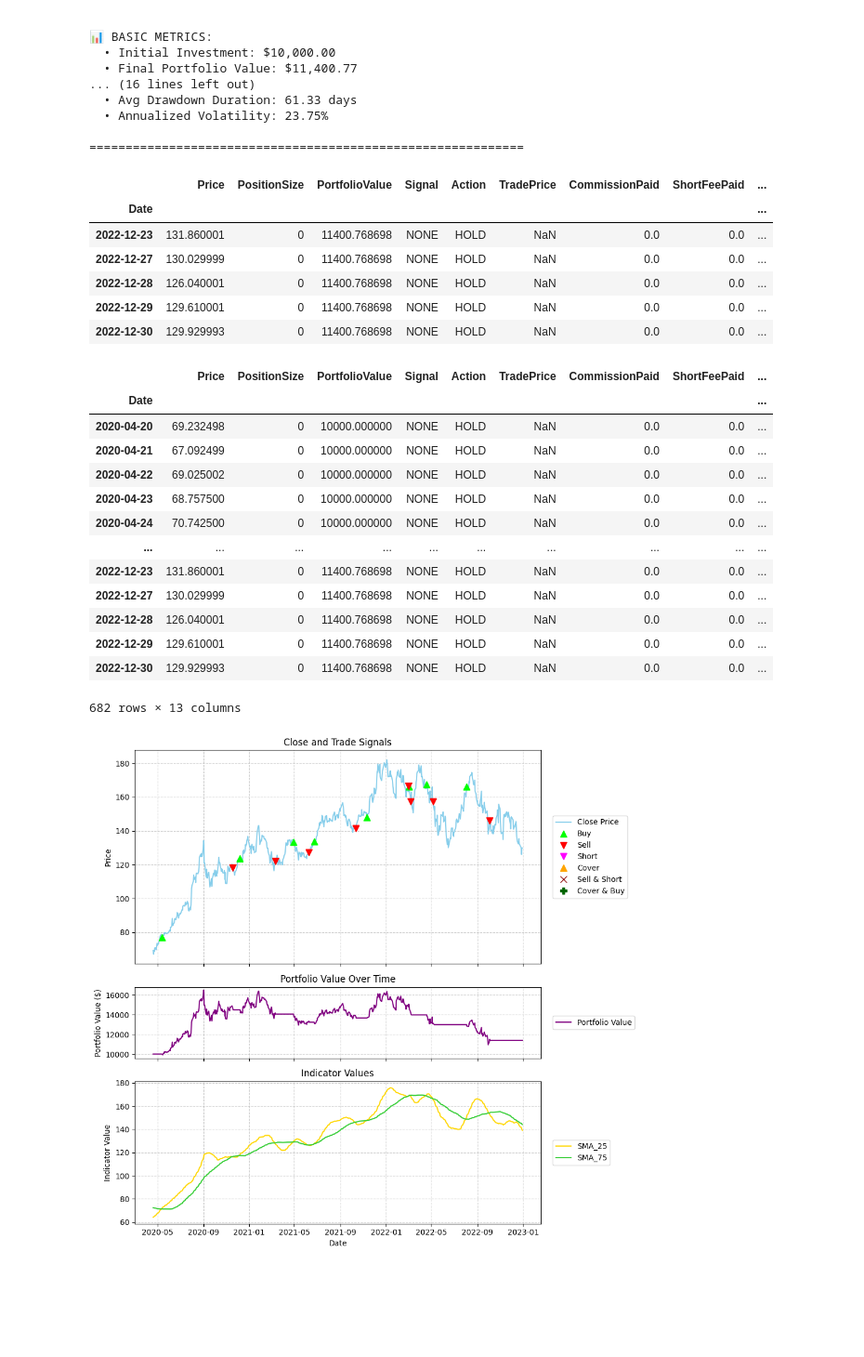
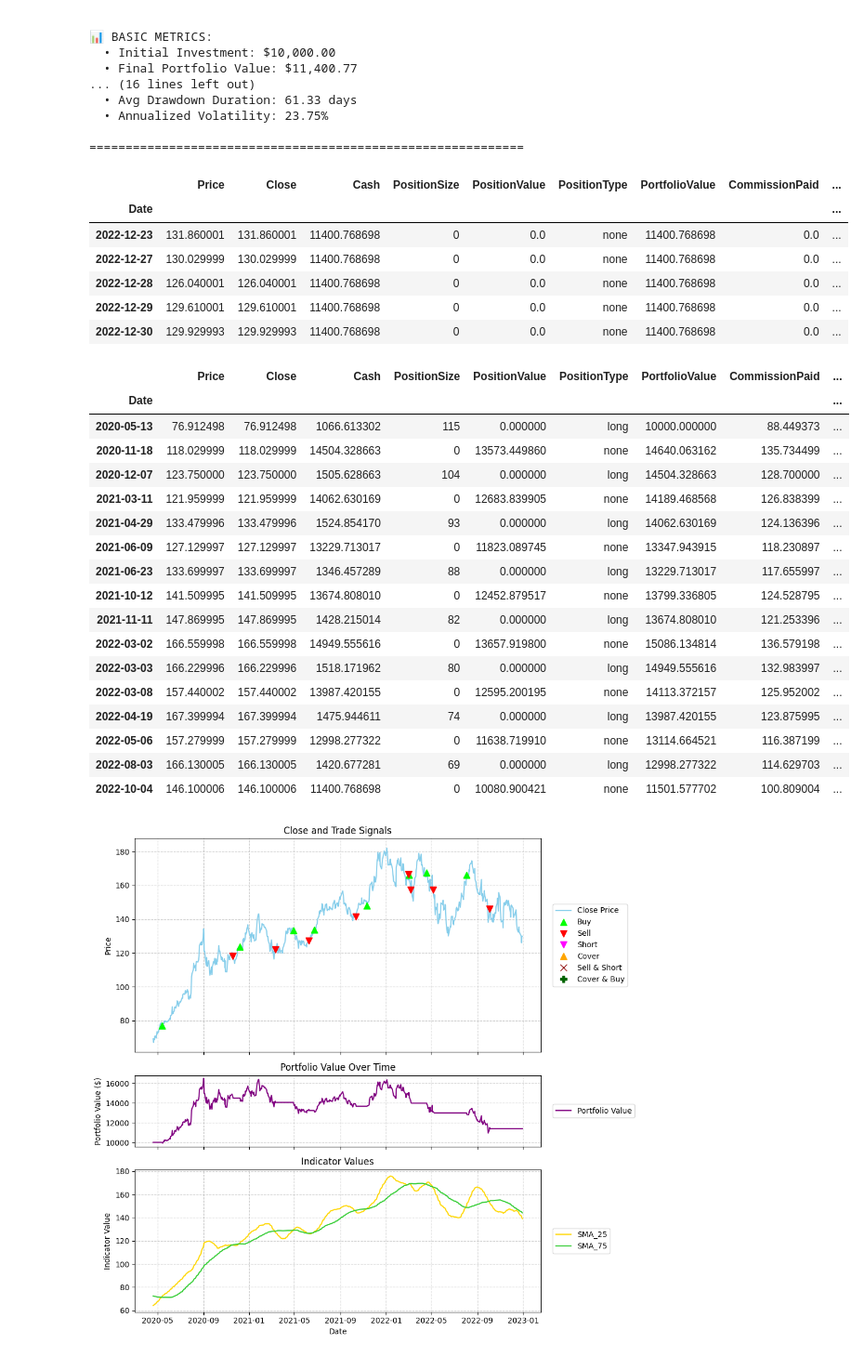
Before and after one commit to BSoybilgen/simple-trade, a Jupyter notebook: examples/backtest/example_backtest_cross_trade.ipynb, the cells around one changed output. Shown at 93% size. Cells and saved outputs as stored; diff of their text form; code cells hidden in the pictures; blank space fills up the shorter version.

```diff
--- a/examples/backtest/example_backtest_cross_trade.ipynb
+++ b/examples/backtest/example_backtest_cross_trade.ipynb
@@ -64,7 +64,8 @@ Computing SMA...
 # %% [markdown]
 ### Long Only Trading Backtest
 # %%
-backtester = CrossTradeBacktester(initial_cash=initial_cash, commission=commission)
+backtester = CrossTradeBacktester(initial_cash=initial_cash, commission_long=commission,
+commission_short=commission)
 results, portfolio = backtester.run_cross_trade(
     data=data,
     short_window_indicator="SMA_25",
@@ -99,30 +100,34 @@ backtester.print_results(results)
 # %%
 portfolio.tail(5)
 # %% [output]
-|  | Price | PositionSize | PortfolioValue | Signal | Action | TradePrice | CommissionPaid | ShortFeePaid | ... |
+|  | Price | Close | Cash | PositionSize | PositionValue | PositionType | PortfolioValue | CommissionPaid | ... |
 | Date |  |  |  |  |  |  |  |  | ... |
-| 2022-12-23 | 131.860001 | 0 | 11400.768698 | NONE | HOLD | NaN | 0.0 | 0.0 | ... |
-| 2022-12-27 | 130.029999 | 0 | 11400.768698 | NONE | HOLD | NaN | 0.0 | 0.0 | ... |
-| 2022-12-28 | 126.040001 | 0 | 11400.768698 | NONE | HOLD | NaN | 0.0 | 0.0 | ... |
-| 2022-12-29 | 129.610001 | 0 | 11400.768698 | NONE | HOLD | NaN | 0.0 | 0.0 | ... |
-| 2022-12-30 | 129.929993 | 0 | 11400.768698 | NONE | HOLD | NaN | 0.0 | 0.0 | ... |
+| 2022-12-23 | 131.860001 | 131.860001 | 11400.768698 | 0 | 0.0 | none | 11400.768698 | 0.0 | ... |
+| 2022-12-27 | 130.029999 | 130.029999 | 11400.768698 | 0 | 0.0 | none | 11400.768698 | 0.0 | ... |
+| 2022-12-28 | 126.040001 | 126.040001 | 11400.768698 | 0 | 0.0 | none | 11400.768698 | 0.0 | ... |
+| 2022-12-29 | 129.610001 | 129.610001 | 11400.768698 | 0 | 0.0 | none | 11400.768698 | 0.0 | ... |
+| 2022-12-30 | 129.929993 | 129.929993 | 11400.768698 | 0 | 0.0 | none | 11400.768698 | 0.0 | ... |
 # %%
-portfolio.loc[portfolio["Signal"]!="Hold",:]
+portfolio.loc[portfolio["Action"]!="HOLD",:]
 # %% [output]
-|  | Price | PositionSize | PortfolioValue | Signal | Action | TradePrice | CommissionPaid | ShortFeePaid | ... |
+|  | Price | Close | Cash | PositionSize | PositionValue | PositionType | PortfolioValue | CommissionPaid | ... |
 | Date |  |  |  |  |  |  |  |  | ... |
-| 2020-04-20 | 69.232498 | 0 | 10000.000000 | NONE | HOLD | NaN | 0.0 | 0.0 | ... |
-| 2020-04-21 | 67.092499 | 0 | 10000.000000 | NONE | HOLD | NaN | 0.0 | 0.0 | ... |
-| 2020-04-22 | 69.025002 | 0 | 10000.000000 | NONE | HOLD | NaN | 0.0 | 0.0 | ... |
-| 2020-04-23 | 68.757500 | 0 | 10000.000000 | NONE | HOLD | NaN | 0.0 | 0.0 | ... |
-| 2020-04-24 | 70.742500 | 0 | 10000.000000 | NONE | HOLD | NaN | 0.0 | 0.0 | ... |
-| ... | ... | ... | ... | ... | ... | ... | ... | ... | ... |
-| 2022-12-23 | 131.860001 | 0 | 11400.768698 | NONE | HOLD | NaN | 0.0 | 0.0 | ... |
-| 2022-12-27 | 130.029999 | 0 | 11400.768698 | NONE | HOLD | NaN | 0.0 | 0.0 | ... |
-| 2022-12-28 | 126.040001 | 0 | 11400.768698 | NONE | HOLD | NaN | 0.0 | 0.0 | ... |
-| 2022-12-29 | 129.610001 | 0 | 11400.768698 | NONE | HOLD | NaN | 0.0 | 0.0 | ... |
-| 2022-12-30 | 129.929993 | 0 | 11400.768698 | NONE | HOLD | NaN | 0.0 | 0.0 | ... |
+| 2020-05-13 | 76.912498 | 76.912498 | 1066.613302 | 115 | 0.000000 | long | 10000.000000 | 88.449373 | ... |
+| 2020-11-18 | 118.029999 | 118.029999 | 14504.328663 | 0 | 13573.449860 | none | 14640.063162 | 135.734499 | ... |
+| 2020-12-07 | 123.750000 | 123.750000 | 1505.628663 | 104 | 0.000000 | long | 14504.328663 | 128.700000 | ... |
+| 2021-03-11 | 121.959999 | 121.959999 | 14062.630169 | 0 | 12683.839905 | none | 14189.468568 | 126.838399 | ... |
+| 2021-04-29 | 133.479996 | 133.479996 | 1524.854170 | 93 | 0.000000 | long | 14062.630169 | 124.136396 | ... |
+| 2021-06-09 | 127.129997 | 127.129997 | 13229.713017 | 0 | 11823.089745 | none | 13347.943915 | 118.230897 | ... |
+| 2021-06-23 | 133.699997 | 133.699997 | 1346.457289 | 88 | 0.000000 | long | 13229.713017 | 117.655997 | ... |
+| 2021-10-12 | 141.509995 | 141.509995 | 13674.808010 | 0 | 12452.879517 | none | 13799.336805 | 124.528795 | ... |
+| 2021-11-11 | 147.869995 | 147.869995 | 1428.215014 | 82 | 0.000000 | long | 13674.808010 | 121.253396 | ... |
+| 2022-03-02 | 166.559998 | 166.559998 | 14949.555616 | 0 | 13657.919800 | none | 15086.134814 | 136.579198 | ... |
+| 2022-03-03 | 166.229996 | 166.229996 | 1518.171962 | 80 | 0.000000 | long | 14949.555616 | 132.983997 | ... |
+| 2022-03-08 | 157.440002 | 157.440002 | 13987.420155 | 0 | 12595.200195 | none | 14113.372157 | 125.952002 | ... |
+| 2022-04-19 | 167.399994 | 167.399994 | 1475.944611 | 74 | 0.000000 | long | 13987.420155 | 123.875995 | ... |
+| 2022-05-06 | 157.279999 | 157.279999 | 12998.277322 | 0 | 11638.719910 | none | 13114.664521 | 116.387199 | ... |
+| 2022-08-03 | 166.130005 | 166.130005 | 1420.677281 | 69 | 0.000000 | long | 12998.277322 | 114.629703 | ... |
+| 2022-10-04 | 146.100006 | 146.100006 | 11400.768698 | 0 | 10080.900421 | none | 11501.577702 | 100.809004 | ... |
-682 rows × 13 columns
 # %%
 # Prepare results for plotting
 plotter = BacktestPlotter()
```
Also changed, not shown: parts of 11 cells of this notebook, 10 other files.
